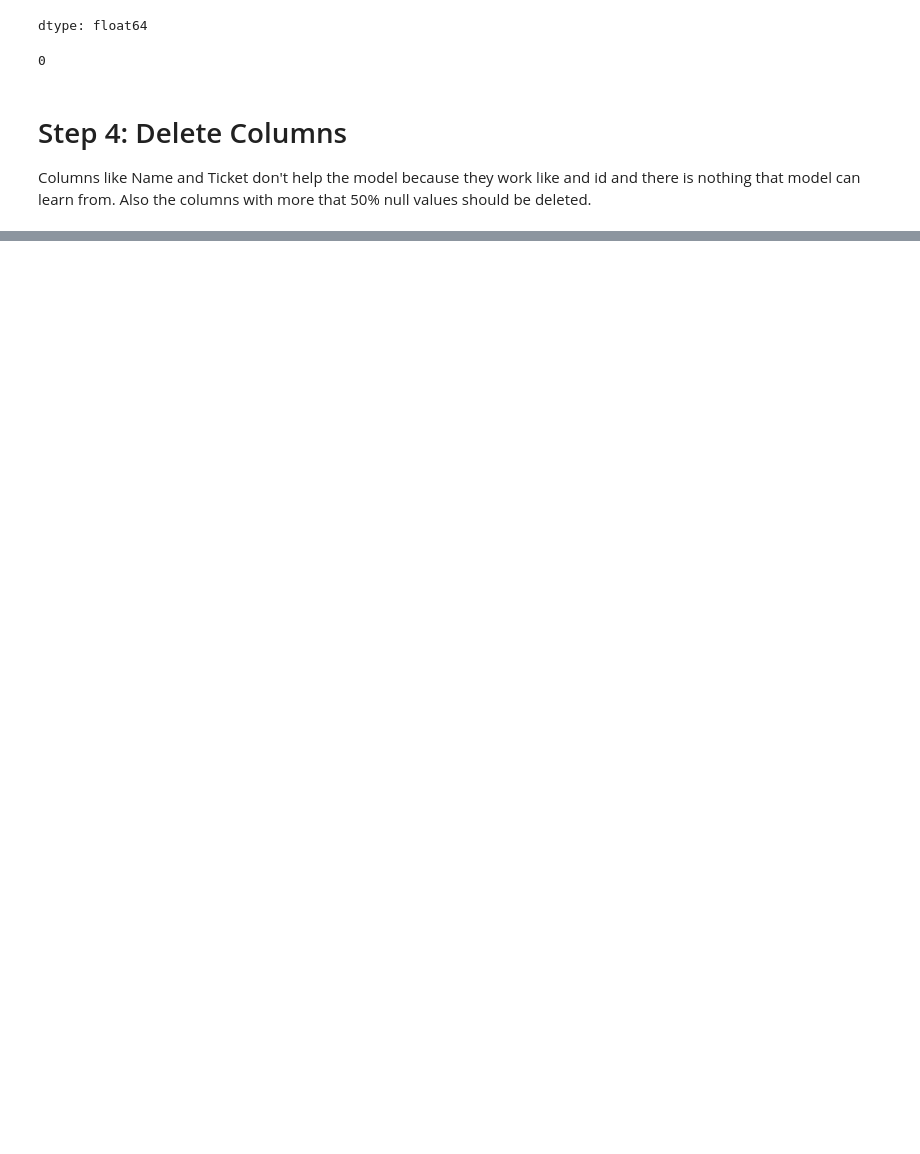
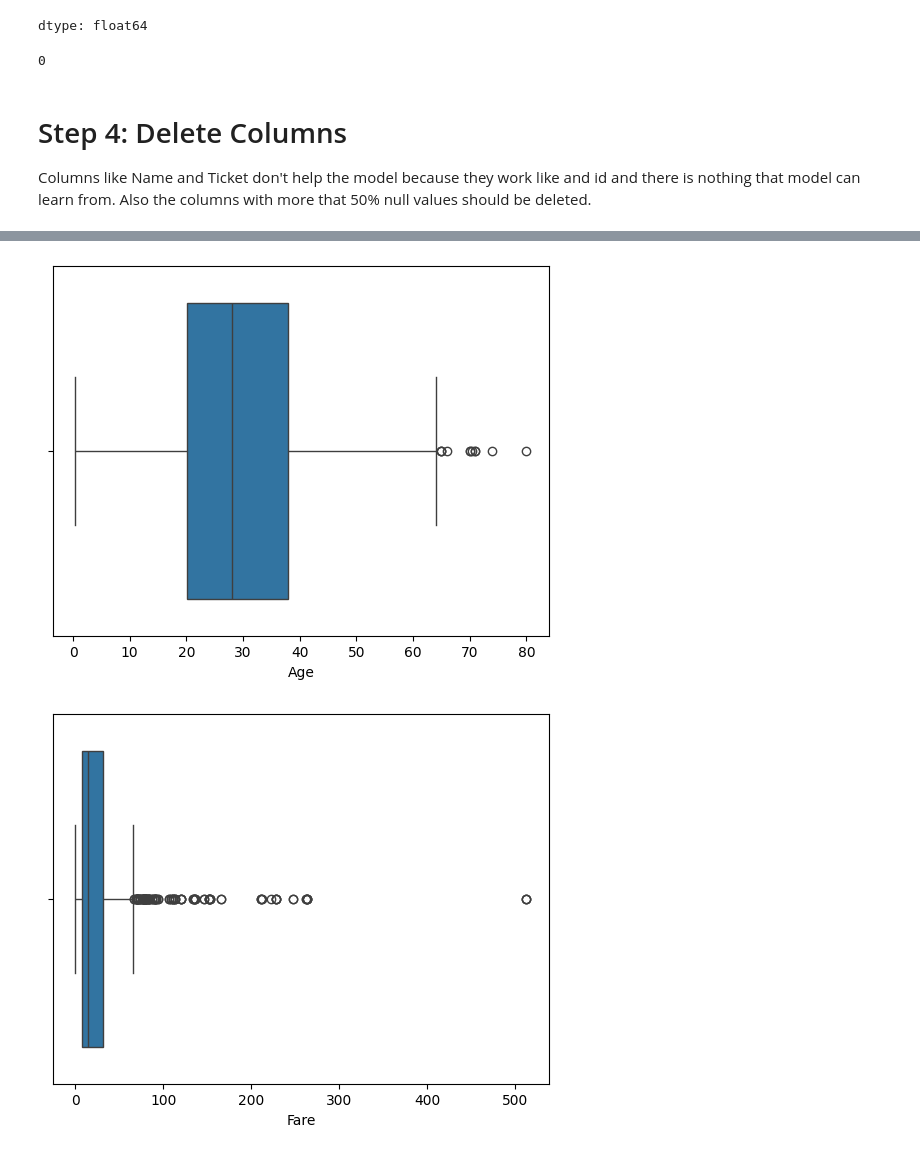
Before and after one commit to Behnaz81/TitanicDataMining, a Jupyter notebook: TitanicDataPreprocess.ipynb, the cells around one changed output, grey strips where cells are left out. Saved outputs shown, nothing was run; the diff lists cells and outputs as text; code cells hidden in the pictures; blank space fills up the shorter version.

```diff
--- a/TitanicDataPreprocess.ipynb
+++ b/TitanicDataPreprocess.ipynb
@@ -82,0 +109,7 @@ Index(['Pclass', 'Sex', 'Age', 'SibSp', 'Parch', 'Fare', 'Embarked'], dtype='obj
+# %%
+for i in ['Age', 'Fare']:
+  sns.boxplot(data=df, x=i)
+  plt.show()
+# %% [output]
+[figure, added]
+[figure, added]
```
Also changed, not shown: parts of 9 cells of this notebook.
